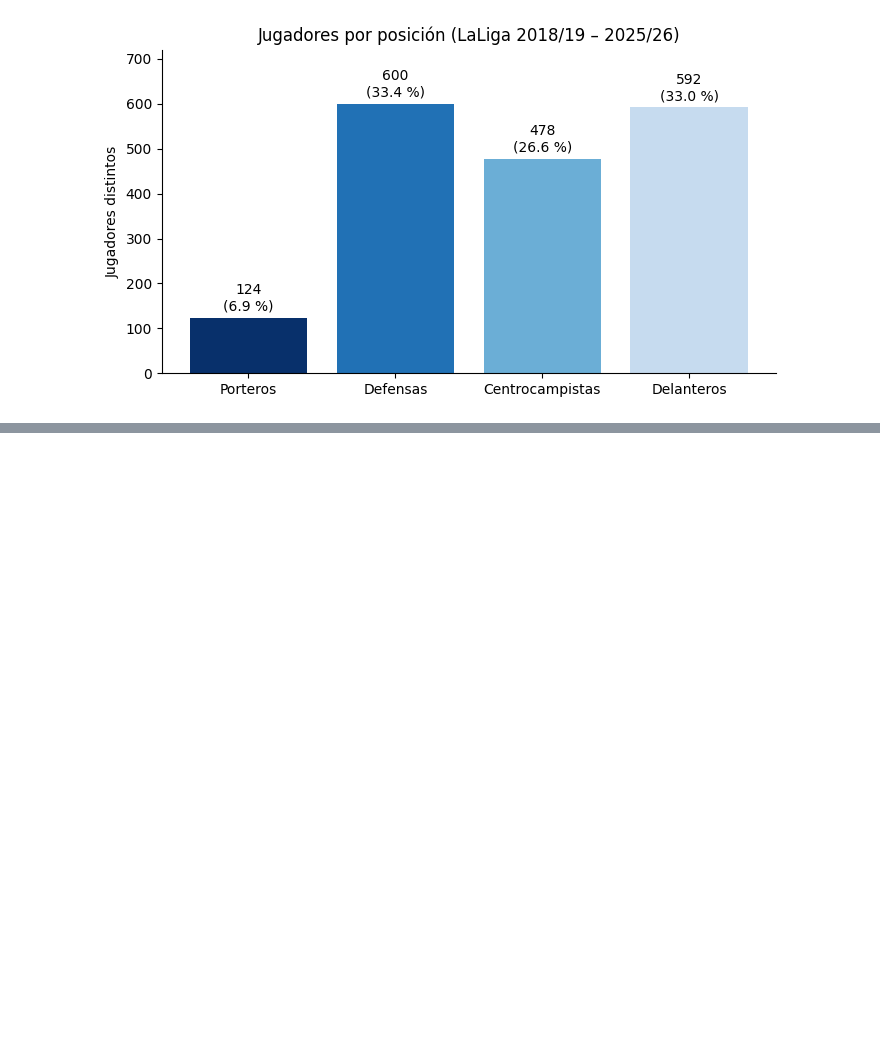
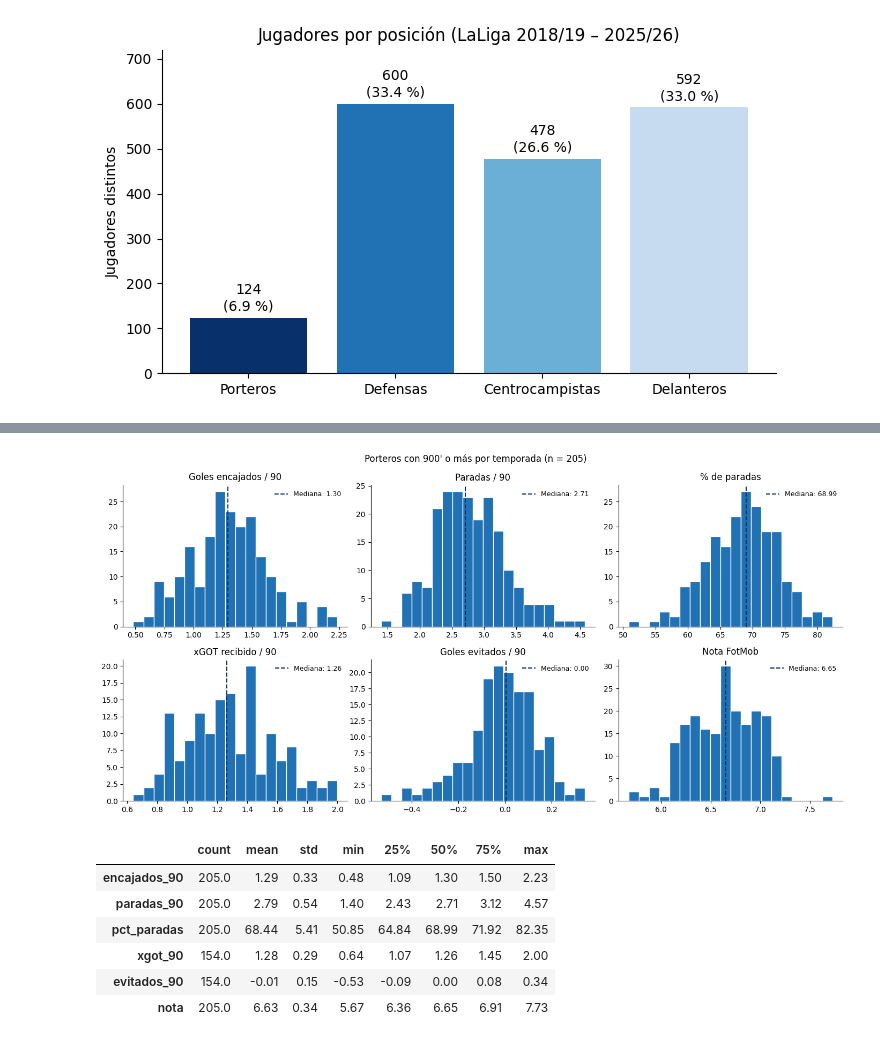
Before and after one commit to rukeror/TFG, a Jupyter notebook: EDA.ipynb, the cells around one changed output, grey strips where cells are left out. Cells and saved outputs as stored; diff of their text form; code cells hidden in the pictures; blank space fills up the shorter version.

```diff
--- a/EDA.ipynb
+++ b/EDA.ipynb
@@ -86,0 +271,16 @@ plt.show()
+# %%
+VARS_GK = {
+    "fm_saves": "Paradas",
+    "fm_goals_conceded": "Goles encajados",
+    "fm_expected_goals_on_target_faced": "xGOT recibido",
+}
+faltan = [c for c in VARS_GK if c not in base.columns]
+assert not faltan, f"Estas columnas no existen, revisa el nombre: {faltan}"
+
+porteros = base[base.tm_posicion == "Goalkeeper"].copy()
+print(f"{porteros.player_id.nunique()} porteros, {len(porteros)} apariciones")
+
+# % de vacíos por temporada (el xGOT debería estar vacío solo antes de la 20/21)
+porteros.groupby("season")[list(VARS_GK) + ["fm_rating_title"]].apply(
+    lambda d: d.isna().mean().mul(100).round(1)
+)
@@ -86,0 +333,32 @@ plt.show()
+# %%
+VARS_PLOT = {
+    "encajados_90": "Goles encajados / 90",
+    "paradas_90": "Paradas / 90",
+    "pct_paradas": "% de paradas",
+    "xgot_90": "xGOT recibido / 90",
+    "evitados_90": "Goles evitados / 90",
+    "nota": "Nota FotMob",
+}
+
+fig, axes = plt.subplots(2, 3, figsize=(14, 7))
+for ax, (col, etiqueta) in zip(axes.flat, VARS_PLOT.items()):
+    datos = gt[col].dropna()
+    ax.hist(datos, bins=20, color=AZULES[1], edgecolor="white")
+    ax.axvline(datos.median(), color=AZULES[0], ls="--", lw=1.5,
+               label=f"Mediana: {datos.median():.2f}")
+    ax.set_title(etiqueta)
+    ax.legend(frameon=False, fontsize=9)
+fig.suptitle(f"Porteros con {MIN_MINUTOS}' o más por temporada (n = {len(gt)})")
+fig.tight_layout()
+plt.show()
+
+gt[list(VARS_PLOT)].describe().T.round(2)
+# %% [output]
+[figure, added]
+|  | count | mean | std | min | 25% | 50% | 75% | max |
+| encajados_90 | 205.0 | 1.29 | 0.33 | 0.48 | 1.09 | 1.30 | 1.50 | 2.23 |
+| paradas_90 | 205.0 | 2.79 | 0.54 | 1.40 | 2.43 | 2.71 | 3.12 | 4.57 |
+| pct_paradas | 205.0 | 68.44 | 5.41 | 50.85 | 64.84 | 68.99 | 71.92 | 82.35 |
+| xgot_90 | 154.0 | 1.28 | 0.29 | 0.64 | 1.07 | 1.26 | 1.45 | 2.00 |
+| evitados_90 | 154.0 | -0.01 | 0.15 | -0.53 | -0.09 | 0.00 | 0.08 | 0.34 |
+| nota | 205.0 | 6.63 | 0.34 | 5.67 | 6.36 | 6.65 | 6.91 | 7.73 |
```
Also changed, not shown: parts of 15 cells of this notebook.
